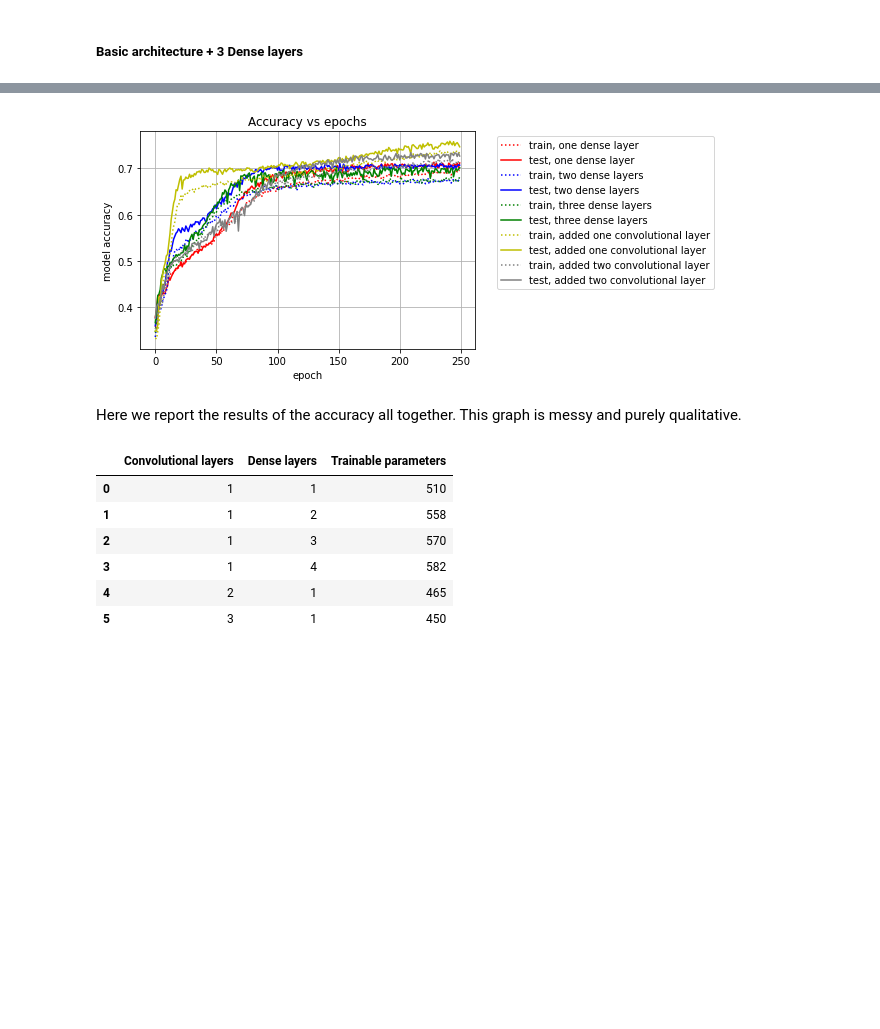
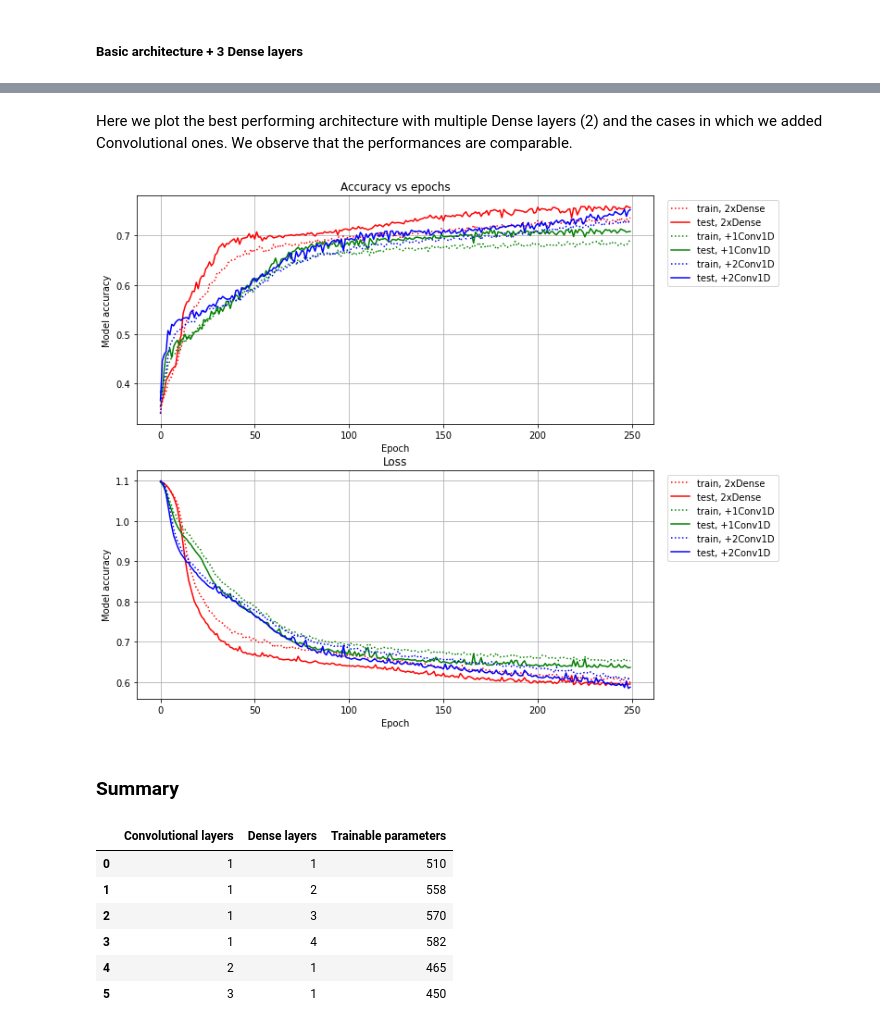
Before and after one commit to giuliacampesan/UniversityAssignments, a Jupyter notebook: 03_week/LoCPdown_Exercise3.ipynb, the cells around one changed output, grey strips where cells are left out. Cells and saved outputs as stored; diff of their text form; code cells hidden in the pictures; blank space fills up the shorter version.

```diff
--- a/03_week/LoCPdown_Exercise3.ipynb
+++ b/03_week/LoCPdown_Exercise3.ipynb
@@ -801,41 +781,42 @@ mkdir: MODEL: File exists
-# %%
-plt.plot(fit1.history['accuracy'], label='train, one dense layer', c='r', ls='dotted')
-plt.plot(fit1.history['val_accuracy'], label='test, one dense layer', c='r')
-plt.title('Accuracy vs epochs')
-plt.ylabel('model accuracy')
-plt.xlabel('epoch')
-
-
-plt.plot(fit2.history['accuracy'], label='train, two dense layers', c='b', ls='dotted')
-plt.plot(fit2.history['val_accuracy'], label='test, two dense layers', c='b')
-plt.ylabel('model accuracy')
-plt.xlabel('epoch')
-
-plt.plot(fit3.history['accuracy'], label='train, three dense layers', c='g', ls='dotted')
-plt.plot(fit3.history['val_accuracy'], label='test, three dense layers', c='g')
-plt.ylabel('model accuracy')
-plt.xlabel('epoch')
-
-
-plt.plot(fit5.history['accuracy'], label='train, added one convolutional layer', c='y', ls='dotted')
-plt.plot(fit5.history['val_accuracy'], label='test, added one convolutional layer', c='y')
-plt.title('Accuracy vs epochs')
-plt.ylabel('model accuracy')
-plt.xlabel('epoch')
-
-
-plt.plot(fit6.history['accuracy'], label='train, added two convolutional layer', c='grey', ls='dotted')
-plt.plot(fit6.history['val_accuracy'], label='test, added two convolutional layer', c='grey')
-plt.title('Accuracy vs epochs')
-plt.ylabel('Model accuracy')
-plt.xlabel('Epoch')
-plt.grid()
-plt.legend(bbox_to_anchor=(1.05, 1))
-plt.show()
-# %% [output]
-[figure, removed]
-# %% [markdown]
-Here we report the results of the accuracy all together. This graph is messy and purely qualitative.
+# %% [markdown]
+Here we plot the best performing architecture with multiple Dense layers (2) and the cases in which we added Convolutional ones. We observe that the performances are comparable.
+# %%
+# look into training history
+import matplotlib.pyplot as plt
+plt, ax = plt.subplots(2,1,figsize=(10,10))
+
+ax[0].plot(fit2.history['accuracy'], label='train, 2xDense', c='r', linestyle='dotted')
+ax[0].plot(fit2.history['val_accuracy'], label='test, 2xDense', c='r')
+ax[0].plot(fit5.history['accuracy'], label='train, +1Conv1D', c='g', linestyle='dotted')
+ax[0].plot(fit5.history['val_accuracy'], label='test, +1Conv1D', c='g')
+ax[0].plot(fit6.history['accuracy'], label='train, +2Conv1D', c='b', linestyle='dotted')
+ax[0].plot(fit6.history['val_accuracy'], label='test, +2Conv1D', c='b')
+
+ax[0].set_title('Accuracy vs epochs')
+ax[0].set_ylabel('Model accuracy')
+ax[0].set_xlabel('Epoch')
+ax[0].legend(bbox_to_anchor=(1.25, 1))
+ax[0].grid()
+
+
+ax[1].plot(fit2.history['loss'], label='train, 2xDense', c='r', linestyle='dotted')
+ax[1].plot(fit2.history['val_loss'], label='test, 2xDense', c='r')
+ax[1].plot(fit5.history['loss'], label='train, +1Conv1D', c='g', linestyle='dotted')
+ax[1].plot(fit5.history['val_loss'], label='test, +1Conv1D', c='g')
+ax[1].plot(fit6.history['loss'], label='train, +2Conv1D', c='b', linestyle='dotted')
+ax[1].plot(fit6.history['val_loss'], label='test, +2Conv1D', c='b')
+
+ax[1].set_title('Loss')
+ax[1].set_ylabel('Model accuracy')
+ax[1].set_xlabel('Epoch')
+ax[1].legend(bbox_to_anchor=(1.25, 1))
+ax[1].grid()
+
+plt.show()
+# %% [output]
+[figure, added]
+# %% [markdown]
+### Summary
 # %%
 import pandas as pd
 df = pd.DataFrame()
```
Also changed, not shown: parts of 33 cells of this notebook.
